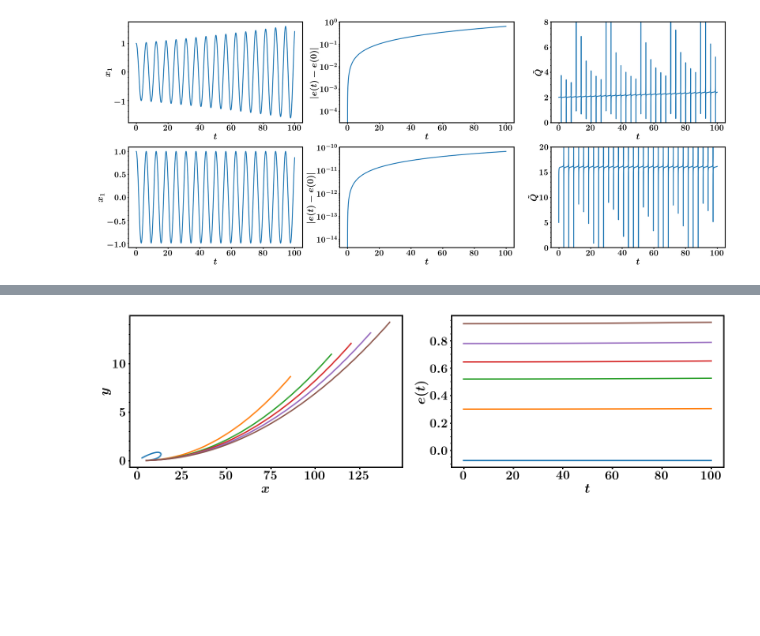
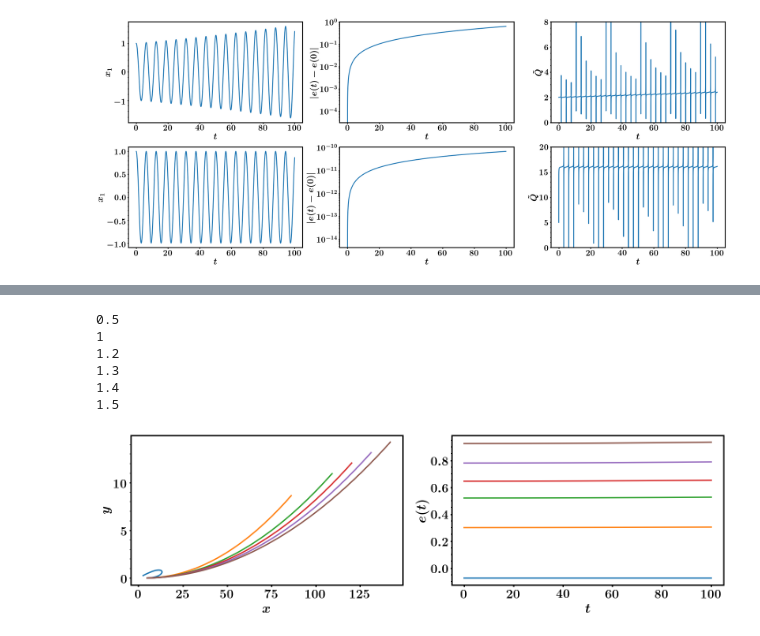
Before and after one commit to nahuelalmeira/diffeq, a Jupyter notebook: practicas/Tarea1/Tarea1.ipynb, the cells around one changed output, grey strips where cells are left out. Cells and saved outputs as stored; diff of their text form; code cells hidden in the pictures; blank space fills up the shorter version.

```diff
--- a/practicas/Tarea1/Tarea1.ipynb
+++ b/practicas/Tarea1/Tarea1.ipynb
@@ -176,0 +324,11 @@ plt.show()
+# %%
+k = 0.01
+method = 'RK4'
+v = 1.4
+X0 = (1, 0, 0, v)
+data_T = {}
+T_values = [1000, 10000, 100000]
+for T in T_values:
+    print(T)
+    time, sol = solver(f, k, 0, T, X0, method)
+    data_T[T] = [time, sol]
@@ -176,0 +339,19 @@ plt.show()
+# %%
+ncols = 3
+nrows = 1
+fig, axes = plt.subplots(figsize=(8*ncols, 6*nrows), ncols=ncols, nrows=nrows)
+
+for i, T in enumerate(T_values):
+    time, X = data_T[T]
+    x, y = X[:,0], X[:,1]
+
+    ax = axes[i]
+    ax.set_xlabel(r'$x$')
+    ax.set_ylabel(r'$y$')
+    #ax.set_xlim(-10, 2)
+    #ax.set_ylim(-10, 15)
+    ax.plot(x, y, 'o', label=r'$T={{{}}}$'.format(T))
+    ax.legend()
+plt.tight_layout()
+plt.savefig('./informe/figures/Ecasi0.png')
+plt.show()
@@ -204,39 +387,49 @@ k = 0.01
 method = 'RK4'
 vphi = 0.001
 vr_values = [0.5, 1, 1.2, 1.3, 1.4, 1.5]
-data = {}
+data_pol = {}
+last_phis = []
 for vr in vr_values:
+    print(vr)
     X0 = (5, 0, vr, vphi)
     time, sol = solver(f, k, 0, T, X0, method)
-    data[vr] = [time, sol]
+    data_pol[vr] = [time, sol]
+    last_phis.append(sol[:,1][-1])
+# %% [output]
+0.5
+1
+1.2
+1.3
+1.4
+1.5
 # %%
 ncols = 2
 nrows = 1
 fig, axes = plt.subplots(figsize=(10*ncols, 6*nrows), ncols=ncols, nrows=nrows)
 
 for ax in axes.flatten():
     ax.set_xlabel(r'$t$')
 
-for i, v in enumerate(v_values):
-    time, X = data[v]
+for i, vr in enumerate(vr_values):
+    time, X = data_pol[vr]
     r, phi = X[:,0], X[:,1]
     x = r*np.cos(phi)
     y = r*np.sin(phi)
     e = energy(X, polar=True)
     e0 = e[0]
 
     ax = axes[0]
     ax.set_xlabel(r'$x$')
     ax.set_ylabel(r'$y$')
     #ax.set_xlim(-10, 2)
     #ax.set_ylim(-10, 10)
-    ax.plot(x, y, label=r'${{{:.2f}}}$'.format(v))
+    ax.plot(x, y, label=r'${{{:.2f}}}$'.format(vr))
 
     ax = axes[1]
     ax.set_ylabel(r'$e(t)$')
     ax.plot(time, e)
 
 plt.tight_layout()
 plt.show()
 # %% [output]
-[figure, old version]
+[figure, new version]
```
Also changed, not shown: parts of 14 cells of this notebook, 9 other files.
